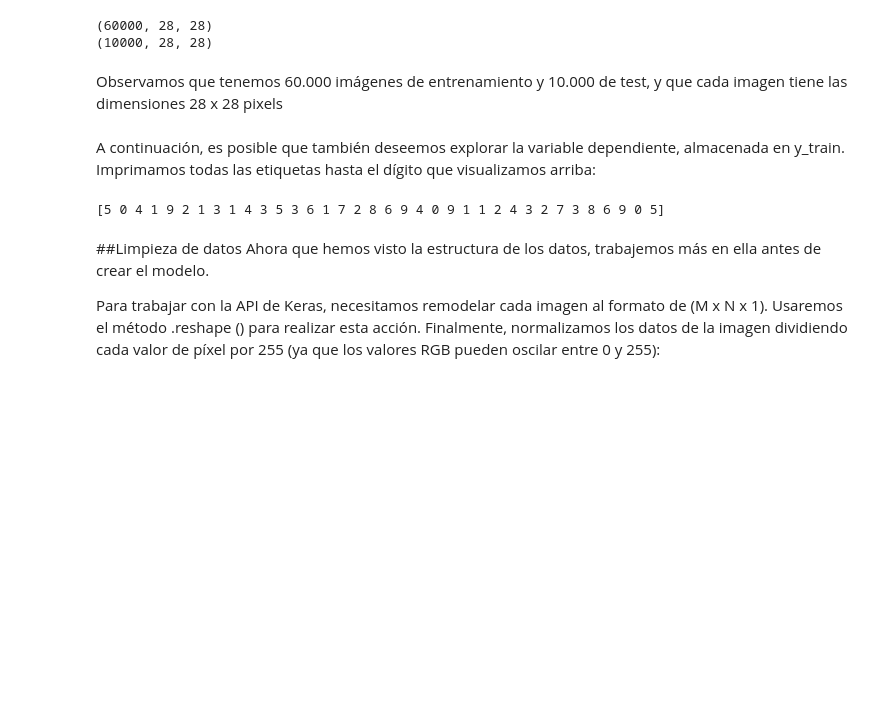
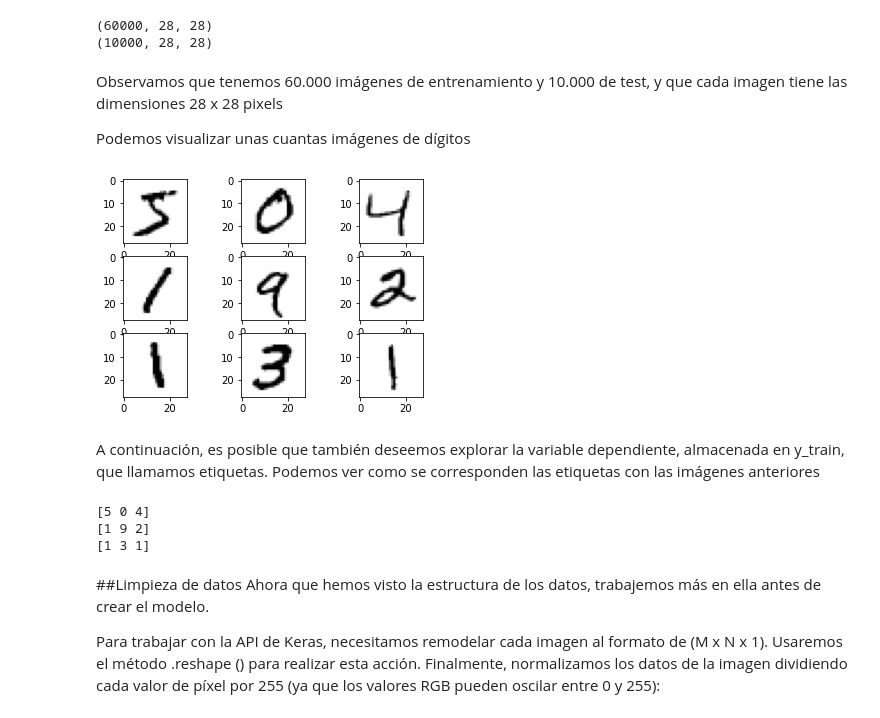
Before and after one commit to EmmaGB/Curso-de-introduccion-a-Big-Data-Parte-4-nov2021, a Jupyter notebook: Reconocimiento_de_dígitos_con_redes_neuronales.ipynb, the cells around one changed output. Saved outputs shown, nothing was run; the diff lists cells and outputs as text; code cells hidden in the pictures; blank space fills up the shorter version.

```diff
--- a/Reconocimiento_de_dígitos_con_redes_neuronales.ipynb
+++ b/Reconocimiento_de_dígitos_con_redes_neuronales.ipynb
@@ -125,12 +125,31 @@ print(x_test.shape)
 (10000, 28, 28)
 # %% [markdown]
 Observamos que tenemos 60.000 imágenes de entrenamiento y 10.000 de test, y que cada imagen tiene las dimensiones 28 x 28 pixels
+
+Podemos visualizar unas cuantas imágenes de dígitos
+# %%
+# plot first few images
+#from matplotlib import pyplot
+for i in range(9):
+	# define subplot
+	plt.subplot(330 + 1 + i)
+	# plot raw pixel data
+	plt.imshow(x_train[i], cmap=plt.get_cmap('Greys'))
+# show the figure
+plt.show()
+# %% [output]
+[figure, added]
 # %% [markdown]
-A continuación, es posible que también deseemos explorar la variable dependiente, almacenada en y_train. Imprimamos todas las etiquetas hasta el dígito que visualizamos arriba:
+A continuación, es posible que también deseemos explorar la variable dependiente, almacenada en y_train, que llamamos etiquetas. Podemos ver como se corresponden las etiquetas con las imágenes anteriores
-# %%
-print(y_train[:image_index + 1])
-# %% [output]
-[5 0 4 1 9 2 1 3 1 4 3 5 3 6 1 7 2 8 6 9 4 0 9 1 1 2 4 3 2 7 3 8 6 9 0 5]
+# %%
+print(y_train[0:3])
+print(y_train[3:6])
+print(y_train[6:9])
+#print(y_train[:image_index + 1])
+# %% [output]
+[5 0 4]
+[1 9 2]
+[1 3 1]
 # %% [markdown]
 ##Limpieza de datos
 Ahora que hemos visto la estructura de los datos, trabajemos más en ella antes de crear el modelo.
```
